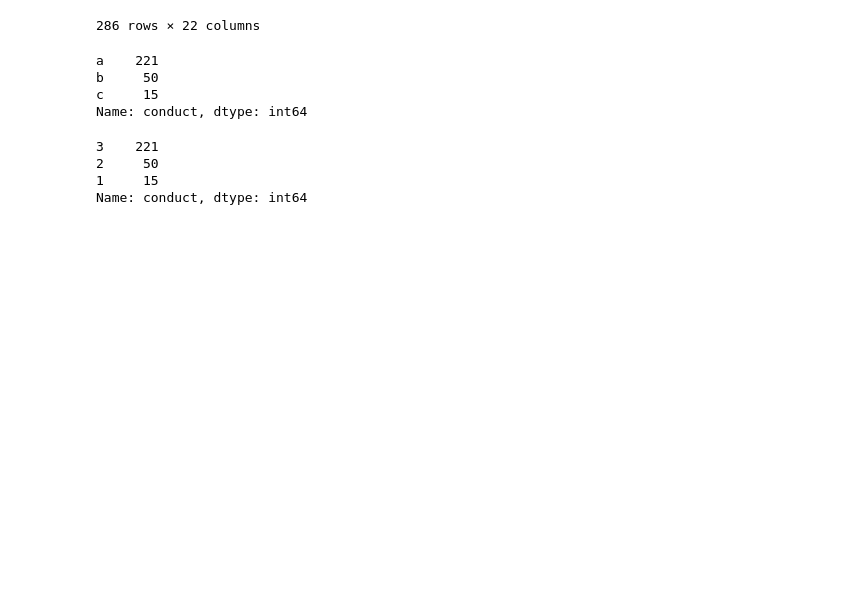
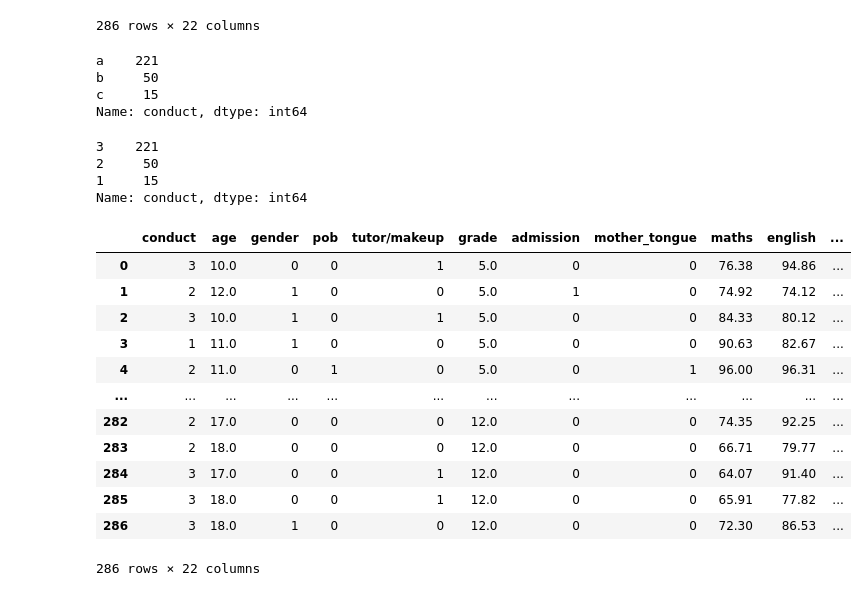
Before and after one commit to Ammon21/School-Data-Science-Project, a Jupyter notebook: notebooks/machine_learning.ipynb, the cells around one changed output. Saved outputs shown, nothing was run; the diff lists cells and outputs as text; code cells hidden in the pictures; blank space fills up the shorter version.

```diff
--- a/notebooks/machine_learning.ipynb
+++ b/notebooks/machine_learning.ipynb
@@ -249,3 +249,19 @@ merged4['gender']= label_encoder.fit_transform(merged4['gender'])
 merged4['tutor/makeup']= label_encoder.fit_transform(merged4['tutor/makeup'])
 merged4['admission']= label_encoder.fit_transform(merged4['admission'])
 merged4['mother_tongue']= label_encoder.fit_transform(merged4['mother_tongue'])
+# %%
+merged4
+# %% [output]
+|  | conduct | age | gender | pob | tutor/makeup | grade | admission | mother_tongue | maths | english | ... |
+| 0 | 3 | 10.0 | 0 | 0 | 1 | 5.0 | 0 | 0 | 76.38 | 94.86 | ... |
+| 1 | 2 | 12.0 | 1 | 0 | 0 | 5.0 | 1 | 0 | 74.92 | 74.12 | ... |
+| 2 | 3 | 10.0 | 1 | 0 | 1 | 5.0 | 0 | 0 | 84.33 | 80.12 | ... |
+| 3 | 1 | 11.0 | 1 | 0 | 0 | 5.0 | 0 | 0 | 90.63 | 82.67 | ... |
+| 4 | 2 | 11.0 | 0 | 1 | 0 | 5.0 | 0 | 1 | 96.00 | 96.31 | ... |
+| ... | ... | ... | ... | ... | ... | ... | ... | ... | ... | ... | ... |
+| 282 | 2 | 17.0 | 0 | 0 | 0 | 12.0 | 0 | 0 | 74.35 | 92.25 | ... |
+| 283 | 2 | 18.0 | 0 | 0 | 0 | 12.0 | 0 | 0 | 66.71 | 79.77 | ... |
+| 284 | 3 | 17.0 | 0 | 0 | 1 | 12.0 | 0 | 0 | 64.07 | 91.40 | ... |
+| 285 | 3 | 18.0 | 0 | 0 | 1 | 12.0 | 0 | 0 | 65.91 | 77.82 | ... |
+| 286 | 3 | 18.0 | 1 | 0 | 0 | 12.0 | 0 | 0 | 72.30 | 86.53 | ... |
+286 rows × 22 columns
```
Also changed, not shown: parts of 1 cell of this notebook.
